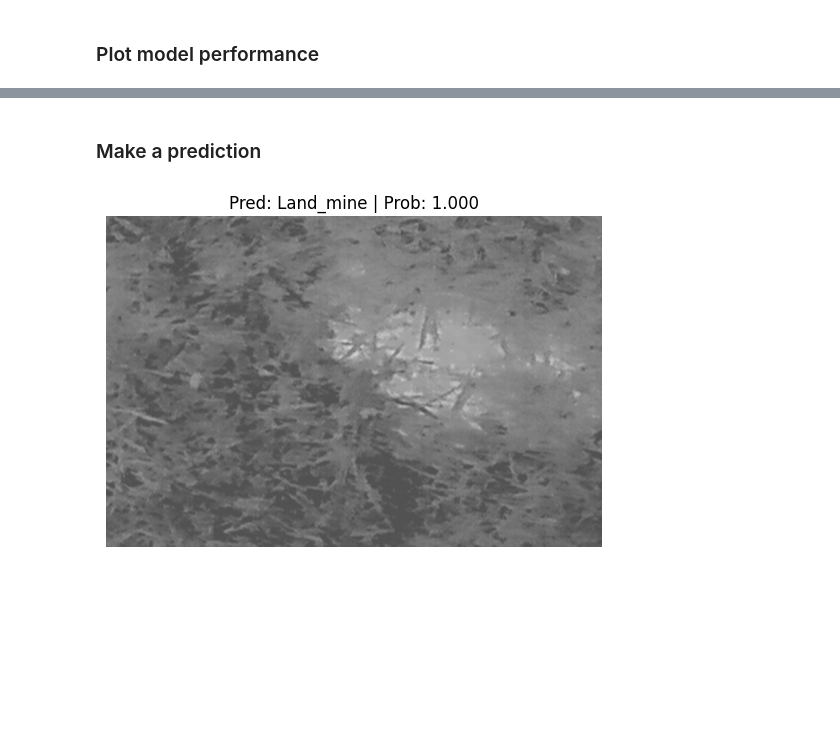
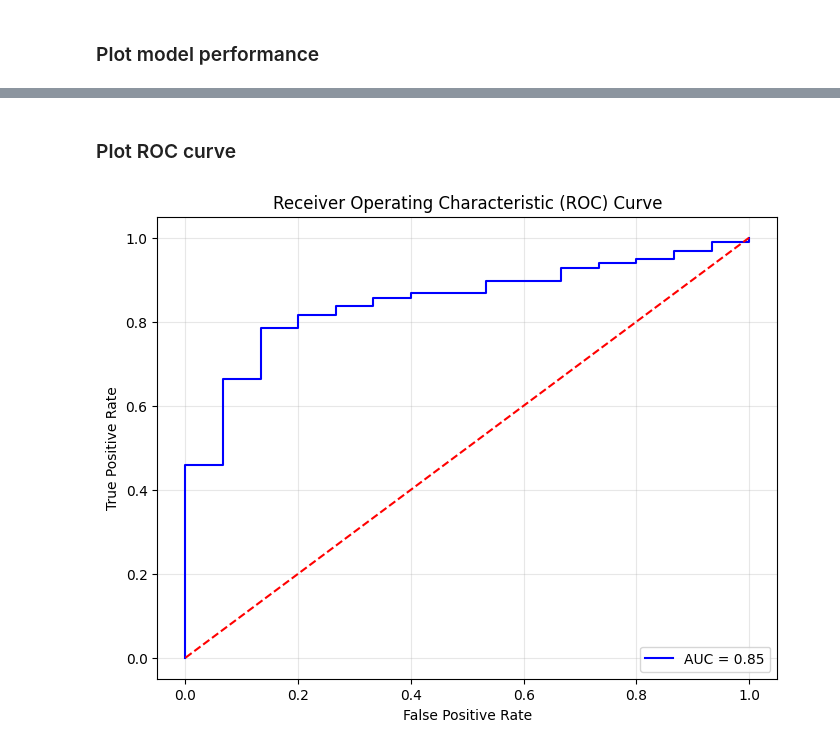
Before and after one commit to taha-parsayan/Deep-Learning-for-Detection-of-Buried-Landmines-Using-ViT, a Jupyter notebook: Land_mine_main.ipynb, the cells around one changed output, grey strips where cells are left out. Cells and saved outputs as stored; diff of their text form; code cells hidden in the pictures; blank space fills up the shorter version.

```diff
--- a/Land_mine_main.ipynb
+++ b/Land_mine_main.ipynb
@@ -346,14 +337,56 @@ plot_loss_curves(pretrained_vit_results)
-# %% [markdown]
-### Make a prediction
-# %%
-import requests
-from going_modular.predictions import pred_and_plot_image
-
-custom_image_path = test_data_path / "Mine 10cm depth/20_02_2020_1.jpg"
-
-# Predict on custom image
-pred_and_plot_image(model=pretrained_vit,
-                    image_path=custom_image_path,
-                    class_names=class_names)
-# %% [output]
-[figure, removed]
+# %% [markdown]
+### Plot ROC curve
+# %%
+#from helper_functions import plot_roc_auc
+
+import matplotlib.pyplot as plt
+from sklearn.metrics import roc_curve, roc_auc_score
+
+
+def plot_roc_auc(model: torch.nn.Module,
+                 dataloader: torch.utils.data.DataLoader,
+                 device: torch.device) -> None:
+    """
+    Plots the ROC curve and calculates the AUC for a binary classification model.
+
+    Parameters:
+        model (torch.nn.Module): Trained PyTorch model.
+        dataloader (torch.utils.data.DataLoader): DataLoader for the dataset.
+        device (torch.device): Device to perform computations on (e.g., "cuda" or "cpu").
+    """
+    model.eval()  # Set the model to evaluation mode
+    all_labels = []
+    all_probs = []
+
+    with torch.inference_mode():
+        for X, y in dataloader:
+            X, y = X.to(device), y.to(device)
+            y_pred_logits = model(X)
+
+            # Convert logits to probabilities
+            y_pred_probs = torch.softmax(y_pred_logits, dim=1)[:, 1]  # Probability of class 1
+
+            all_labels.extend(y.cpu().numpy())
+            all_probs.extend(y_pred_probs.cpu().numpy())
+
+    # Calculate ROC curve and AUC
+    fpr, tpr, _ = roc_curve(all_labels, all_probs)
+    auc = roc_auc_score(all_labels, all_probs)
+
+    # Plot ROC curve
+    plt.figure(figsize=(8, 6))
+    plt.plot(fpr, tpr, color='blue', label=f'AUC = {auc:.2f}')
+    plt.plot([0, 1], [0, 1], linestyle='--', color='red')
+    plt.title('Receiver Operating Characteristic (ROC) Curve')
+    plt.xlabel('False Positive Rate')
+    plt.ylabel('True Positive Rate')
+    plt.legend(loc='lower right')
+    plt.grid(alpha=0.3)
+    plt.show()
+
+
+plot_roc_auc(model=pretrained_vit,
+             dataloader=test_dataloader_pretrained,
+             device=device)
+# %% [output]
+[figure, added]
```
Also changed, not shown: parts of 6 cells of this notebook.
